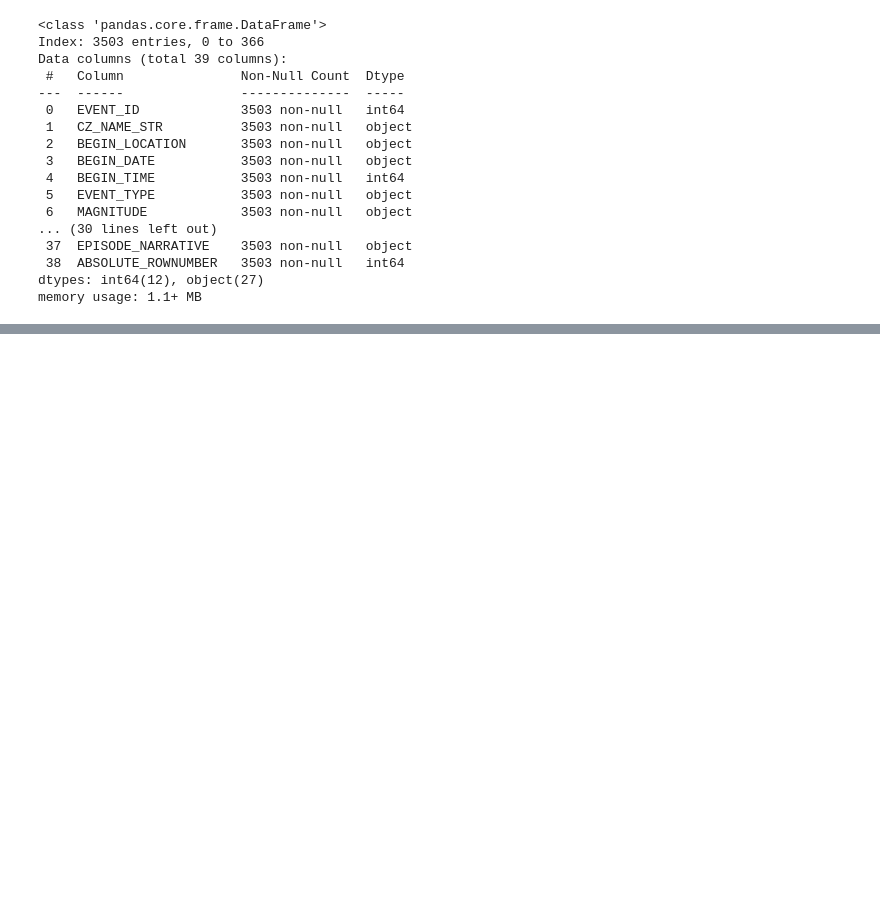
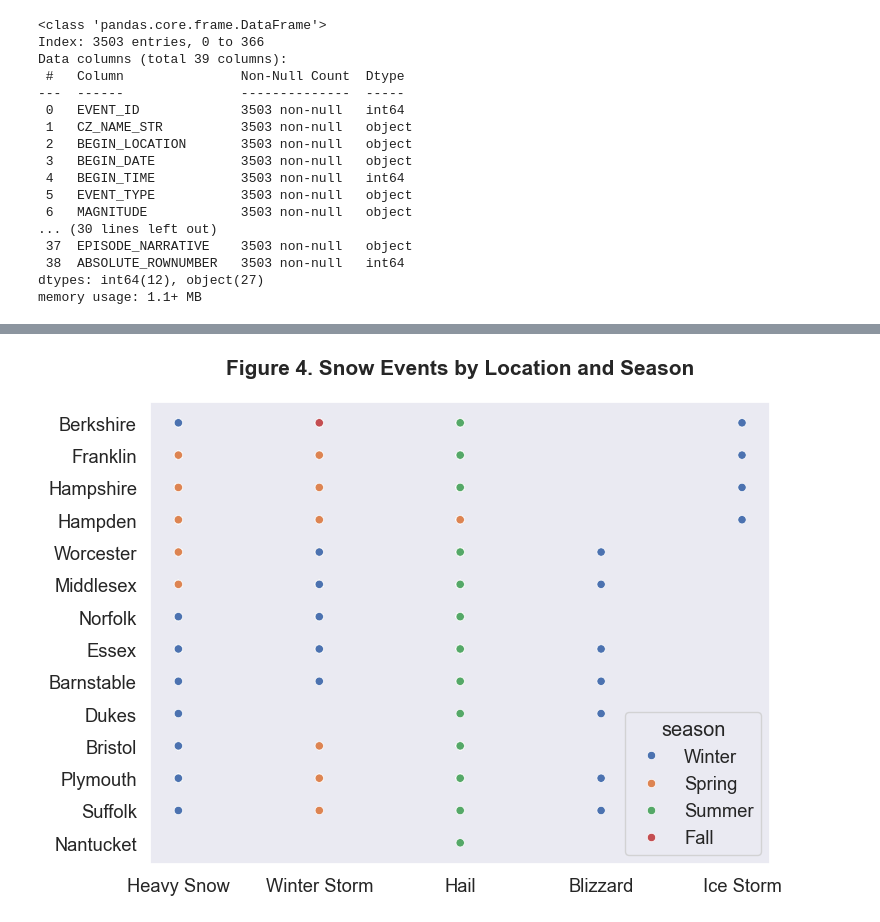
Before and after one commit to Hoale2908/MA_Weather, a Jupyter notebook: massachusetts_heavy_snow_analysis.ipynb, the cells around one changed output, grey strips where cells are left out. Drawn from its saved outputs; the diff is of its cells as text; code cells hidden in the pictures; blank space fills up the shorter version.

```diff
--- a/massachusetts_heavy_snow_analysis.ipynb
+++ b/massachusetts_heavy_snow_analysis.ipynb
@@ -168,0 +159,10 @@ plt.show()
+# %%
+snowdf = df[df['event_group']=='Snow']
+plt.figure(figsize=(8, 6))
+sns.scatterplot(y=snowdf['location'], x=snowdf['event_type'], hue=snowdf['season'], legend='brief', )
+plt.xlabel('')
+plt.ylabel('')
+plt.title('Figure 4. Snow Events by Location and Season', pad=20, fontdict={'fontsize': 15, 'fontweight': 'bold'})
+plt.show()
+# %% [output]
+[figure, added]
```
Also changed, not shown: parts of 46 cells of this notebook, 17 other files.
